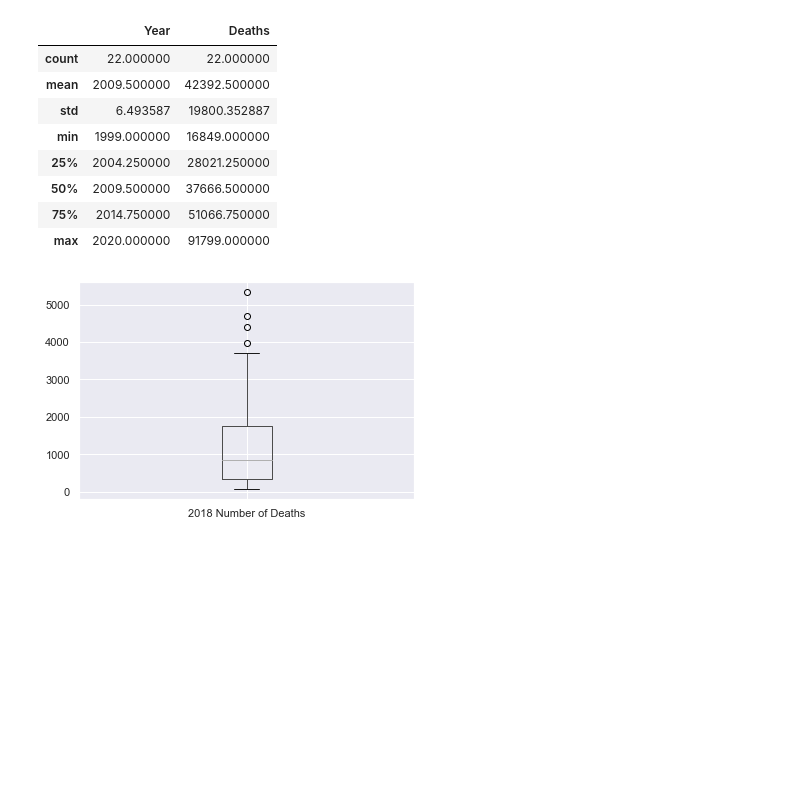
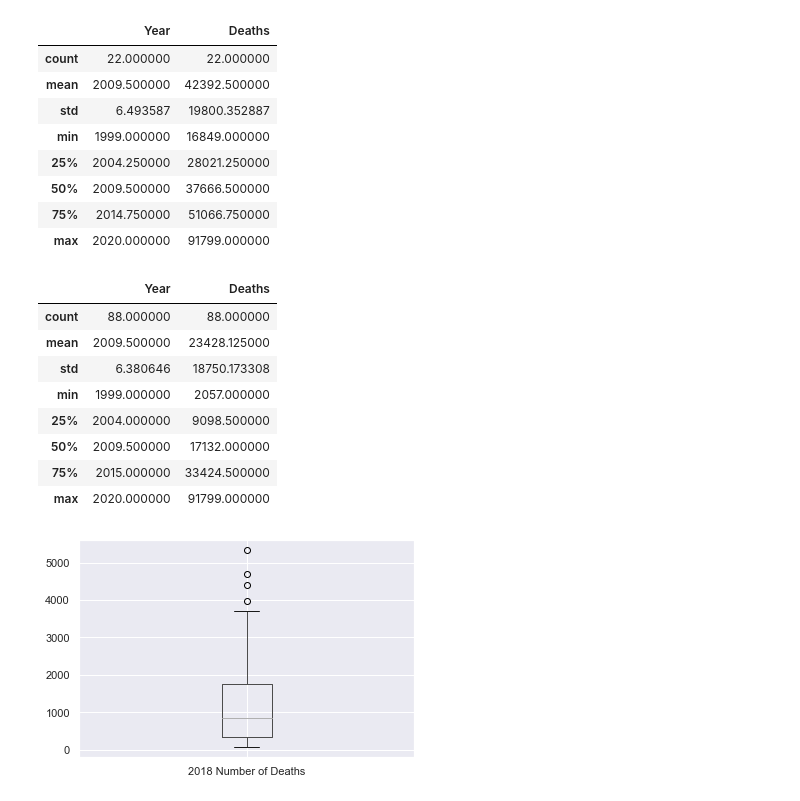
Before and after one commit to molly-rusk/DeathsbyDrugOverdoseinTheUS, a Jupyter notebook: Capstone_Notebook.ipynb, the cells around one changed output. Cells and saved outputs as stored; diff of their text form; code cells hidden in the pictures; blank space fills up the shorter version.

```diff
--- a/Capstone_Notebook.ipynb
+++ b/Capstone_Notebook.ipynb
@@ -256,6 +294,18 @@ deathstimeline.describe()
 | 50% | 2009.500000 | 37666.500000 |
 | 75% | 2014.750000 | 51066.750000 |
 | max | 2020.000000 | 91799.000000 |
+# %%
+opioidtimeline.describe()
+# %% [output]
+|  | Year | Deaths |
+| count | 88.000000 | 88.000000 |
+| mean | 2009.500000 | 23428.125000 |
+| std | 6.380646 | 18750.173308 |
+| min | 1999.000000 | 2057.000000 |
+| 25% | 2004.000000 | 9098.500000 |
+| 50% | 2009.500000 | 17132.000000 |
+| 75% | 2015.000000 | 33424.500000 |
+| max | 2020.000000 | 91799.000000 |
 # %%
 deaths2018.boxplot(column=['2018 Number of Deaths']);
 # %% [output]
```
Also changed, not shown: parts of 10 cells of this notebook.
